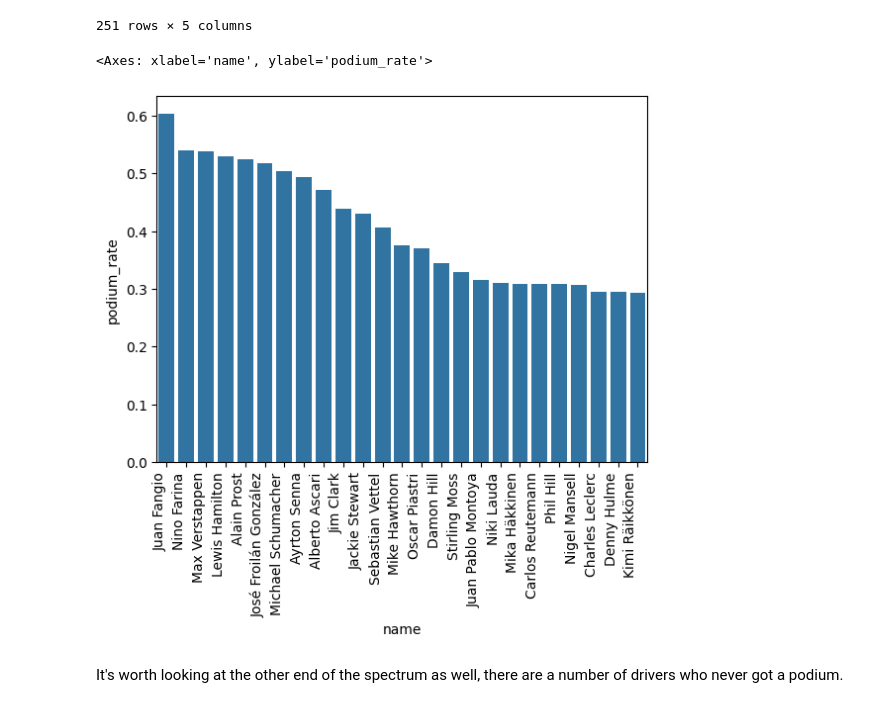
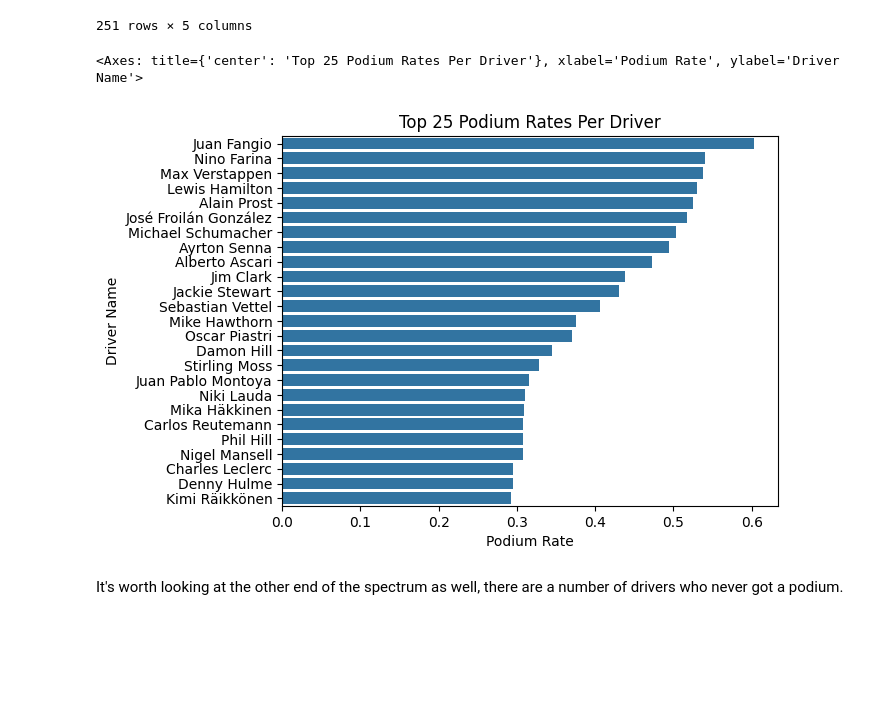
Before and after one commit to DaveAhearne/F1Prediction, a Jupyter notebook: F1Predictor.ipynb, the cells around one changed output. Saved outputs shown, nothing was run; the diff lists cells and outputs as text; code cells hidden in the pictures; blank space fills up the shorter version.

Commit message:
Rotated graphs and added more context

```diff
--- a/F1Predictor.ipynb
+++ b/F1Predictor.ipynb
@@ -347,11 +347,14 @@ min_24_races_driver_position_df
 | 833 | 430 | 0 | 0.000000 | 31 | Carel Godin de Beaufort |
 251 rows × 5 columns
 # %%
-plt.xticks(rotation=90, ha='right')
-sns.barplot(min_24_races_driver_position_df[:25], x="name", y="podium_rate")
+plt.title("Top 25 Podium Rates Per Driver")
+plt.xlabel("Podium Rate")
+plt.ylabel("Driver Name")
+
+sns.barplot(min_24_races_driver_position_df[:25], x="podium_rate", y="name")
 # %% [output]
-<Axes: xlabel='name', ylabel='podium_rate'>
+<Axes: title={'center': 'Top 25 Podium Rates Per Driver'}, xlabel='Podium Rate', ylabel='Driver Name'>
-[figure, old version]
+[figure, new version]
 # %% [markdown]
 It's worth looking at the other end of the spectrum as well, there are a number of drivers who never got a podium.
 # %%
```
Also changed, not shown: parts of 2 cells of this notebook.
